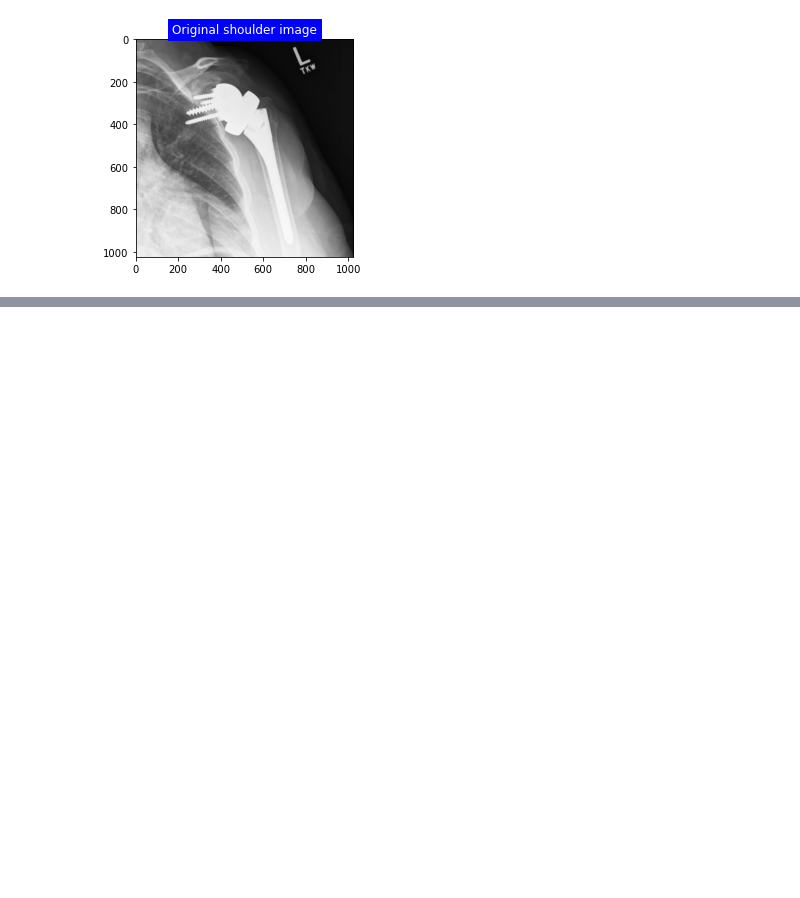
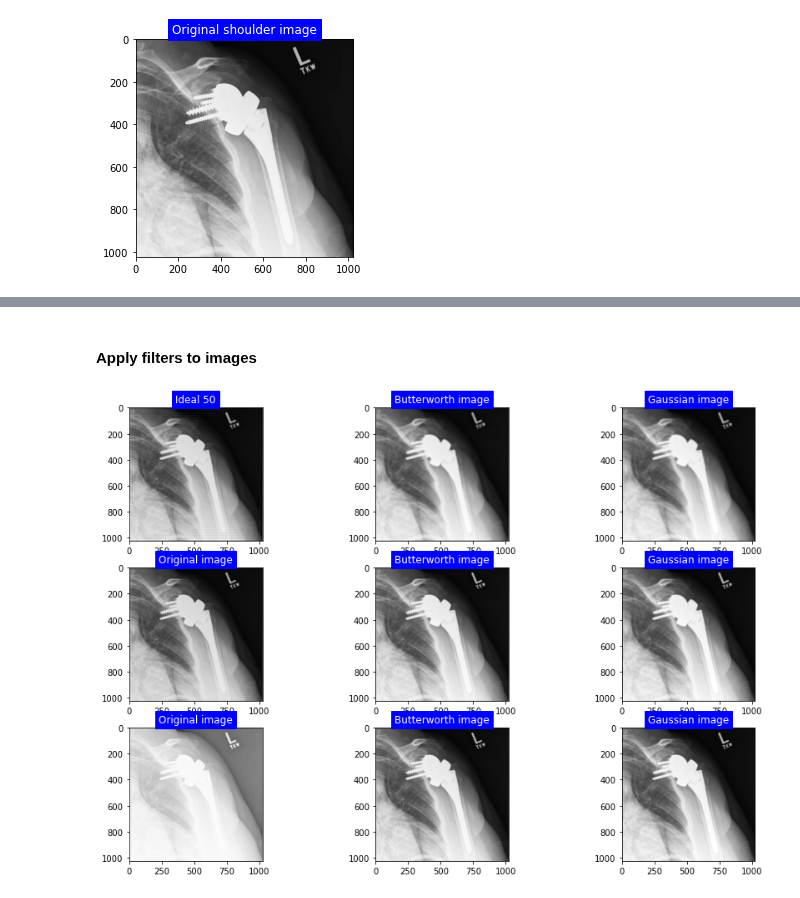
Before and after one commit to zahrasalarian/Digital-Image-Processing-for-Medical-Applications, a Jupyter notebook: HW4/pt-2.ipynb, the cells around one changed output, grey strips where cells are left out. Cells and saved outputs as stored; diff of their text form; code cells hidden in the pictures; blank space fills up the shorter version.

```diff
--- a/HW4/pt-2.ipynb
+++ b/HW4/pt-2.ipynb
@@ -14,0 +193,70 @@ plt.imshow(shoulder_img, cmap = 'gray')
+# %% [markdown]
+#### Apply filters to images
+# %%
+ideal_50_image = np.abs(inverse_fourier_trans(ideal_50))
+bw_50_image = np.abs(inverse_fourier_trans(bw_50))
+gaussian_50_image = np.abs(inverse_fourier_trans(gaussian_50))
+
+ideal_100_image = np.abs(inverse_fourier_trans(ideal_100))
+bw_100_image = np.abs(inverse_fourier_trans(bw_100))
+gaussian_100_image = np.abs(inverse_fourier_trans(gaussian_100))
+
+ideal_200_image = np.abs(inverse_fourier_trans(ideal_200))
+bw_200_image = np.abs(inverse_fourier_trans(bw_200))
+gaussian_200_image = np.abs(inverse_fourier_trans(gaussian_200))
+# %%
+# Plot
+fig = plt.figure(figsize=(15, 10))
+gs = fig.add_gridspec(3, 3)
+
+############### radius = 50
+# LP ideal
+ax2 = fig.add_subplot(gs[0, 0])
+ax2.imshow(ideal_50_image, cmap='gray')
+ax2.set_title('Ideal 50', color='white', backgroundcolor='blue')
+
+# LP butterworth
+ax2 = fig.add_subplot(gs[0, 1])
+ax2.imshow(bw_50_image, cmap='gray')
+ax2.set_title('Butterworth image', color='white', backgroundcolor='blue')
+
+# LP gaussian
+ax2 = fig.add_subplot(gs[0, 2])
+ax2.imshow(gaussian_50_image, cmap='gray')
+ax2.set_title('Gaussian image', color='white', backgroundcolor='blue')
+
+############### radius = 100
+# LP ideal
+ax2 = fig.add_subplot(gs[1, 0])
+ax2.imshow(ideal_100_image, cmap='gray')
+ax2.set_title('Original image', color='white', backgroundcolor='blue')
+
+# LP butterworth
+ax2 = fig.add_subplot(gs[1, 1])
+ax2.imshow(bw_100_image, cmap='gray')
+ax2.set_title('Butterworth image', color='white', backgroundcolor='blue')
+
+# LP gaussian
+ax2 = fig.add_subplot(gs[1, 2])
+ax2.imshow(gaussian_100_image, cmap='gray')
+ax2.set_title('Gaussian image', color='white', backgroundcolor='blue')
+
+############### radius = 200
+# LP ideal
+ax2 = fig.add_subplot(gs[2, 0])
+ax2.imshow(log_abs(ideal_200_image), cmap='gray')
+ax2.set_title('Original image', color='white', backgroundcolor='blue')
+
+# LP butterworth
+ax2 = fig.add_subplot(gs[2, 1])
+ax2.imshow(bw_200_image, cmap='gray')
+ax2.set_title('Butterworth image', color='white', backgroundcolor='blue')
+
+# LP gaussian
+ax2 = fig.add_subplot(gs[2, 2])
+ax2.imshow(gaussian_200_image, cmap='gray')
+ax2.set_title('Gaussian image', color='white', backgroundcolor='blue')
+
+plt.show()
+# %% [output]
+[figure, added]
```
Also changed, not shown: parts of 18 cells of this notebook.
